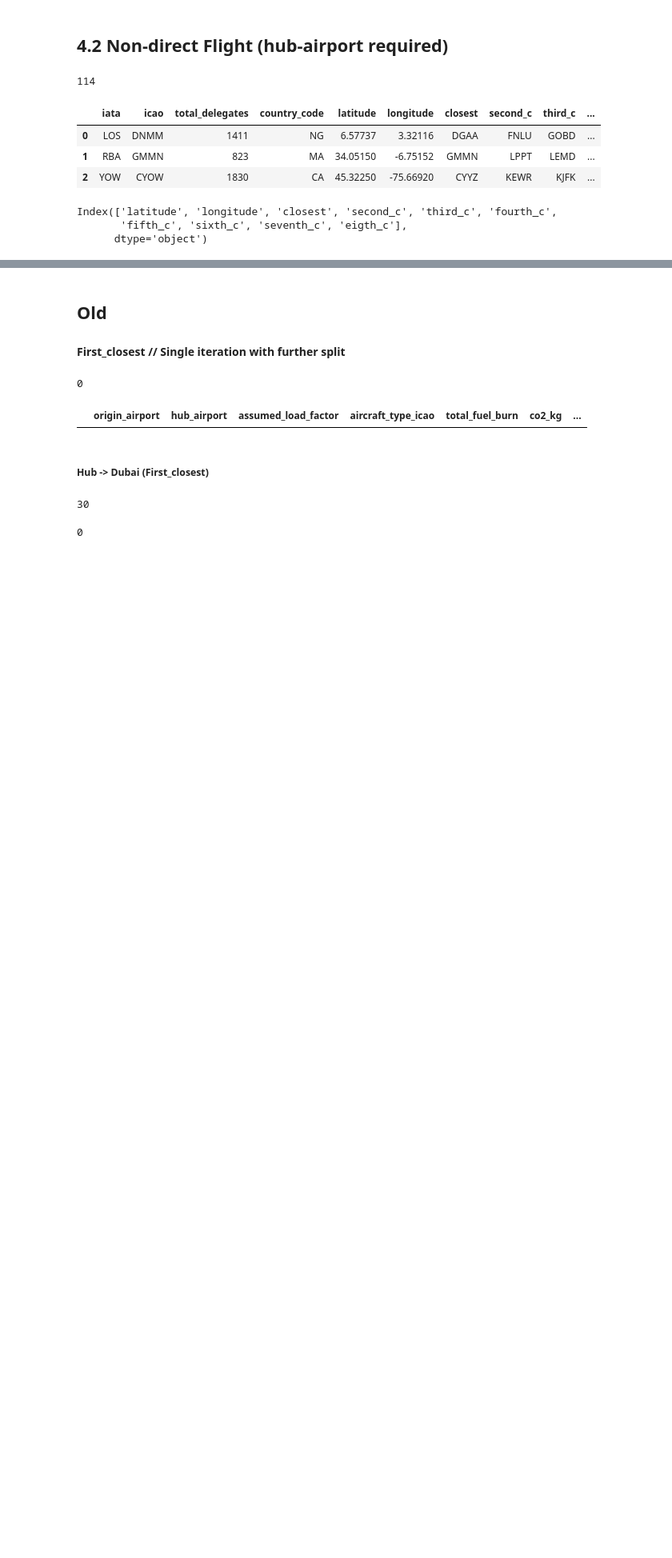
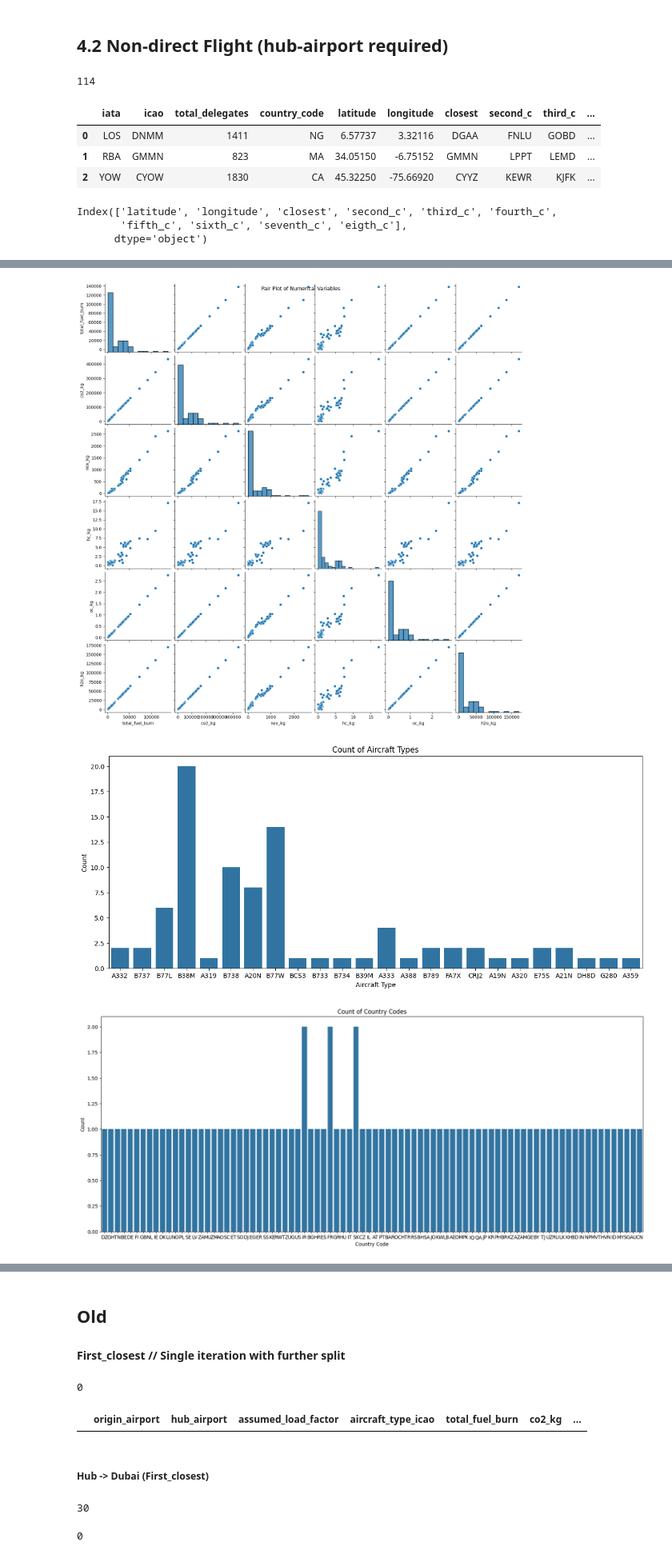
Before and after one commit to lukasschirren/COP_flight_analysis, a Jupyter notebook: cop28_delegate_list.ipynb, the cells around one changed output, grey strips where cells are left out. Shown at 80% size. Drawn from its saved outputs; the diff is of its cells as text; code cells hidden in the pictures; blank space fills up the shorter version.

```diff
--- a/cop28_delegate_list.ipynb
+++ b/cop28_delegate_list.ipynb
@@ -408,0 +457,25 @@ fig.show()
+# %%
+# Scatter Plots
+sns.pairplot(unique_flights_df[['total_fuel_burn', 'co2_kg', 'nox_kg', 'hc_kg', 'oc_kg', 'h2o_kg']])
+plt.suptitle('Pair Plot of Numerical Variables')
+plt.show()
+
+# Bar Plots
+plt.figure(figsize=(15, 6))
+sns.countplot(x='aircraft_type_icao', data=unique_flights_df)
+plt.title('Count of Aircraft Types')
+plt.xlabel('Aircraft Type')
+plt.ylabel('Count')
+plt.show()
+
+# Count Plots
+plt.figure(figsize=(20, 8))
+sns.countplot(x='country_code', data=unique_flights_df)
+plt.title('Count of Country Codes')
+plt.xlabel('Country Code')
+plt.ylabel('Count')
+plt.show()
+# %% [output]
+[figure, added]
+[figure, added]
+[figure, added]
```
Also changed, not shown: parts of 25 cells of this notebook, 6 other files.
